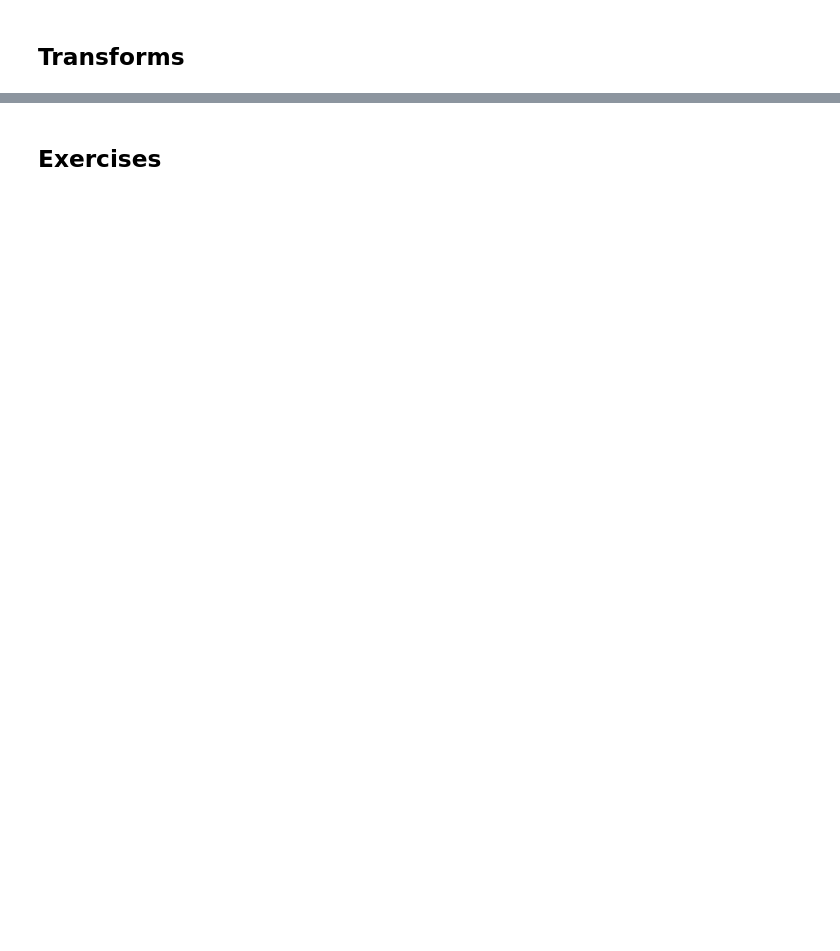
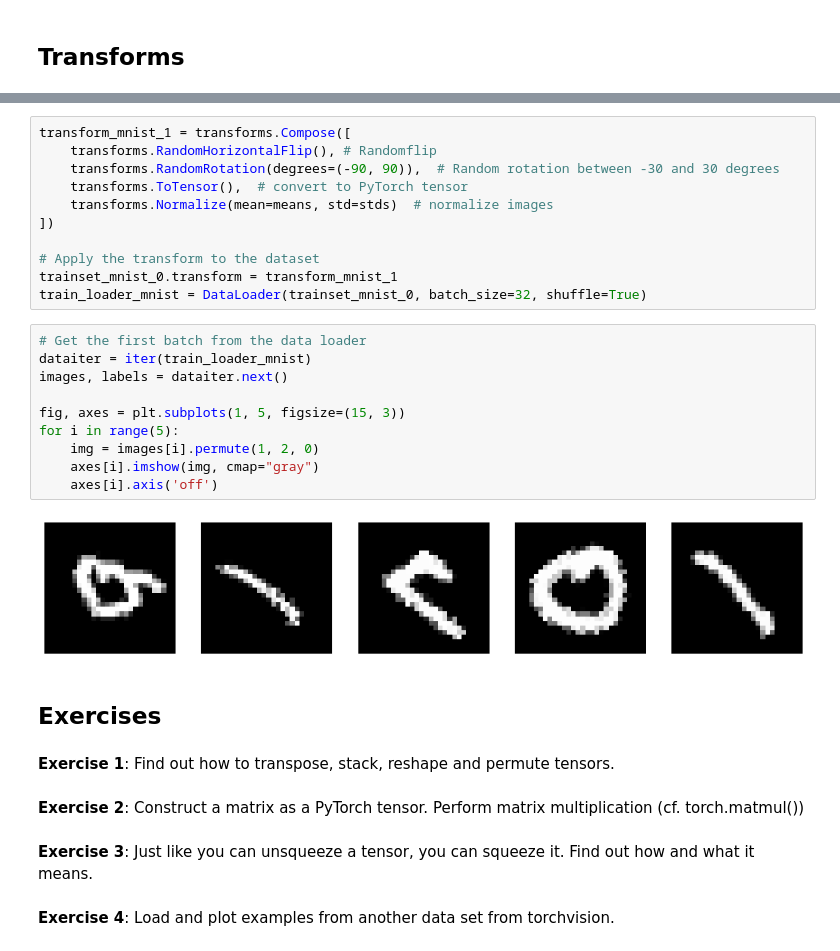
Before and after one commit to ImperialCollegeLondon/RCDS-Deep-Learning-CNN, a Jupyter notebook: NOTEBOOKS/1.1 PyTorch for computer vision.ipynb, the cells around one changed output, grey strips where cells are left out. Saved outputs shown, nothing was run; the diff lists cells and outputs as text; blank space fills up the shorter version.

```diff
--- a/NOTEBOOKS/1.1 PyTorch for computer vision.ipynb
+++ b/NOTEBOOKS/1.1 PyTorch for computer vision.ipynb
@@ -35,2 +190,33 @@ for i in range(5):
+# %%
+transform_mnist_1 = transforms.Compose([
+    transforms.RandomHorizontalFlip(), # Randomflip
+    transforms.RandomRotation(degrees=(-90, 90)),  # Random rotation between -30 and 30 degrees
+    transforms.ToTensor(),  # convert to PyTorch tensor
+    transforms.Normalize(mean=means, std=stds)  # normalize images
+])
+
+# Apply the transform to the dataset
+trainset_mnist_0.transform = transform_mnist_1
+train_loader_mnist = DataLoader(trainset_mnist_0, batch_size=32, shuffle=True)
+# %%
+# Get the first batch from the data loader
+dataiter = iter(train_loader_mnist)
+images, labels = dataiter.next()
+
+fig, axes = plt.subplots(1, 5, figsize=(15, 3))
+for i in range(5):
+    img = images[i].permute(1, 2, 0)
+    axes[i].imshow(img, cmap="gray")
+    axes[i].axis('off')
+# %% [output]
+[figure, added]
 # %% [markdown]
 ## Exercises
+# %% [markdown]
+**Exercise 1**: Find out how to transpose, stack, reshape and permute tensors.
+# %% [markdown]
+**Exercise 2**: Construct a matrix as a PyTorch tensor. Perform matrix multiplication (cf. torch.matmul())
+# %% [markdown]
+**Exercise 3**: Just like you can unsqueeze a tensor, you can squeeze it. Find out how and what it means.
+# %% [markdown]
+**Exercise 4**: Load and plot examples from another data set from torchvision.
```
Also changed, not shown: parts of 39 cells of this notebook, 11 other files.
